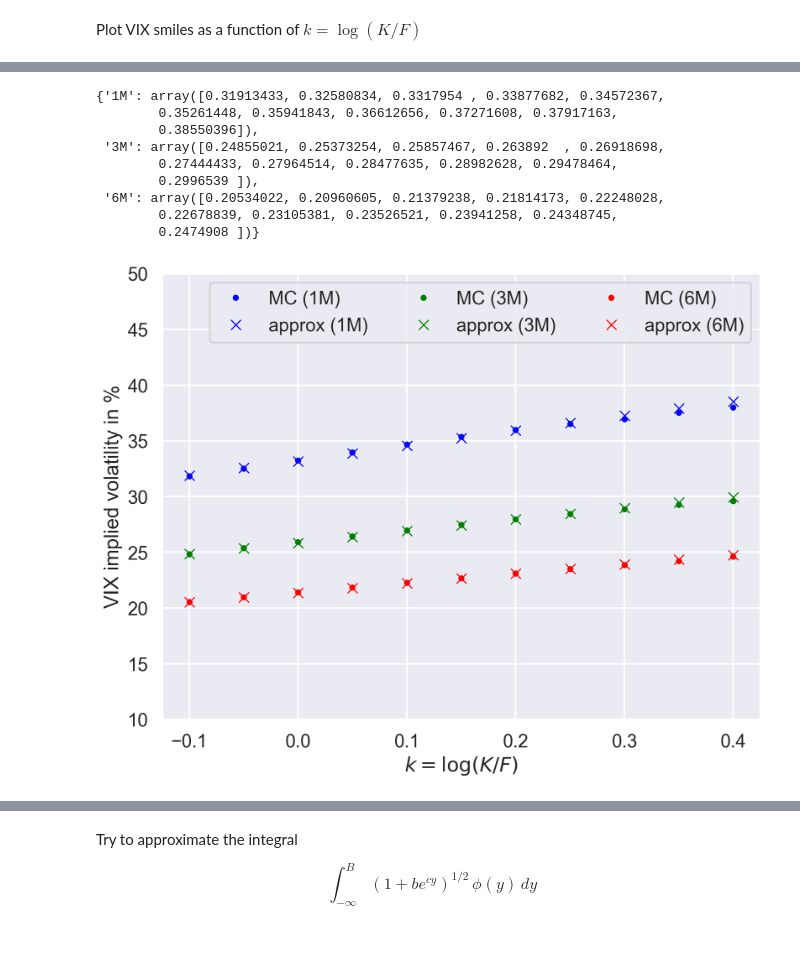
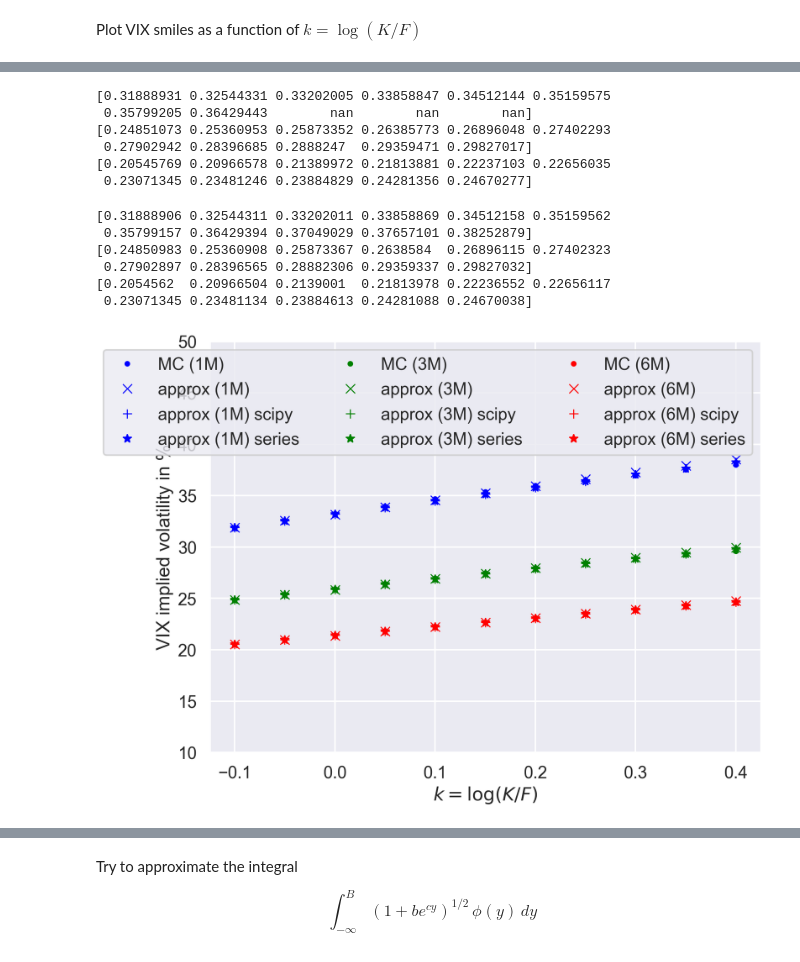
Before and after one commit to fbourgey/rough-bergomi, a Jupyter notebook: vix_weak_approx.ipynb, the cells around one changed output, grey strips where cells are left out. Cells and saved outputs as stored; diff of their text form; code cells hidden in the pictures.

Commit message:
add hermite series order 0 mixed case

```diff
--- a/vix_weak_approx.ipynb
+++ b/vix_weak_approx.ipynb
@@ -400,47 +410,81 @@ impvol_vix_mixed_approx = {
 # %%
-# with scipy quad
-impvol_vix_mixed_approx = {
-    month: rbergomi.implied_vol_vix_approx_mixed(
-        lbd=lbd, eta_2=eta_2, k=ks, T=T, order=0, n_quad=None
+# SciPy quad
+impvol_vix_mixed_approx_scipy = {
+    month: np.asarray(
+        rbergomi.implied_vol_vix_approx_mixed(
+            lbd=lbd, eta_2=eta_2, k=ks, T=T, order=0, n_quad=None
+        )
     )
     for month, T in mats.items()
 }
+# %% [output]
+[0.31888931 0.32544331 0.33202005 0.33858847 0.34512144 0.35159575
+ 0.35799205 0.36429443        nan        nan        nan]
+[0.24851073 0.25360953 0.25873352 0.26385773 0.26896048 0.27402293
+ 0.27902942 0.28396685 0.2888247  0.29359471 0.29827017]
+[0.20545769 0.20966578 0.21389972 0.21813881 0.22237103 0.22656035
+ 0.23071345 0.23481246 0.23884829 0.24281356 0.24670277]
-# %%
-impvol_vix_mixed_approx
-# %% [output]
-{'1M': array([0.31913433, 0.32580834, 0.3317954 , 0.33877682, 0.34572367,
-        0.35261448, 0.35941843, 0.36612656, 0.37271608, 0.37917163,
-        0.38550396]),
- '3M': array([0.24855021, 0.25373254, 0.25857467, 0.263892  , 0.26918698,
-        0.27444433, 0.27964514, 0.28477635, 0.28982628, 0.29478464,
-        0.2996539 ]),
- '6M': array([0.20534022, 0.20960605, 0.21379238, 0.21814173, 0.22248028,
-        0.22678839, 0.23105381, 0.23526521, 0.23941258, 0.24348745,
-        0.2474908 ])}
+# %%
+# Hermite series
+impvol_vix_mixed_approx_series = {
+    month: np.asarray(
+        rbergomi.implied_vol_vix_approx_mixed(
+            lbd=lbd,
+            eta_2=eta_2,
+            k=ks,
+            T=T,
+            order=0,
+            hermite_series=True,
+            n_trunc_herm=5,
+        )
+    )
+    for month, T in mats.items()
+}
+# %% [output]
+[0.31888906 0.32544311 0.33202011 0.33858869 0.34512158 0.35159562
+ 0.35799157 0.36429394 0.37049029 0.37657101 0.38252879]
+[0.24850983 0.25360908 0.25873367 0.2638584  0.26896115 0.27402323
+ 0.27902897 0.28396565 0.28882306 0.29359337 0.29827032]
+[0.2054562  0.20966504 0.2139001  0.21813978 0.22236552 0.22656117
+ 0.23071345 0.23481134 0.23884613 0.24281088 0.24670038]
 # %%
 fig, ax = plt.subplots(figsize=(1.2 * 8, 1.2 * 6))
 for i, month in enumerate(mats.keys()):
     ax.plot(
         ks,
         100 * impvol_vix_mixed[month],
         ".",
         color=COLORS[i],
         label=f"MC ({month})",
     )
     ax.plot(
         ks,
         100 * impvol_vix_mixed_approx[month],
         "x",
         color=COLORS[i],
         label=f"approx ({month})",
     )
+    ax.plot(
+        ks,
+        100 * impvol_vix_mixed_approx_scipy[month],
+        "+",
+        color=COLORS[i],
+        label=f"approx ({month}) scipy",
+    )
+    ax.plot(
+        ks,
+        100 * impvol_vix_mixed_approx_series[month],
+        "*",
+        color=COLORS[i],
+        label=f"approx ({month}) series",
+    )
 ax.set_xlabel(r"$k=\log(K/F)$")
 ax.set_ylabel("VIX implied volatility in %")
 ax.legend(ncol=3)
 ax.set_ylim(10, 50)
 plt.show()
 # %% [output]
-[figure, old version]
+[figure, new version]
 # %%
 # TODO: try to approximate zeroth-order proxy price
 # %%
```
Also changed, not shown: parts of 4 cells of this notebook, 1 other file.
